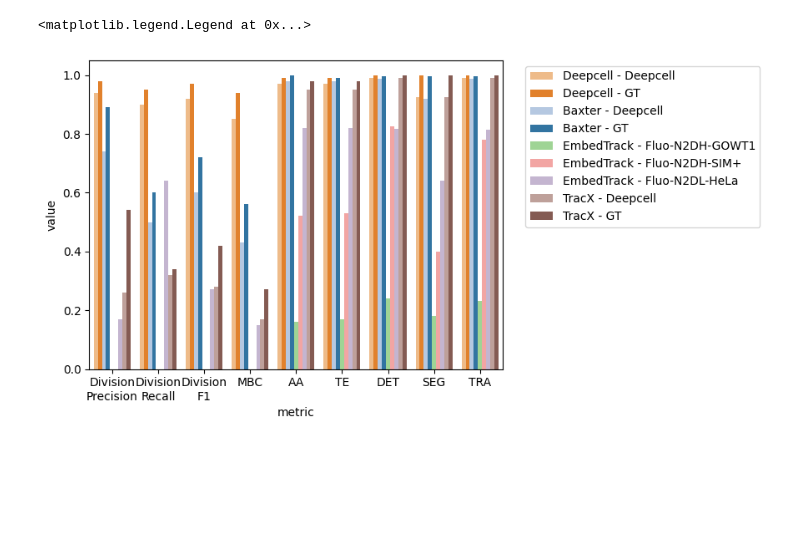
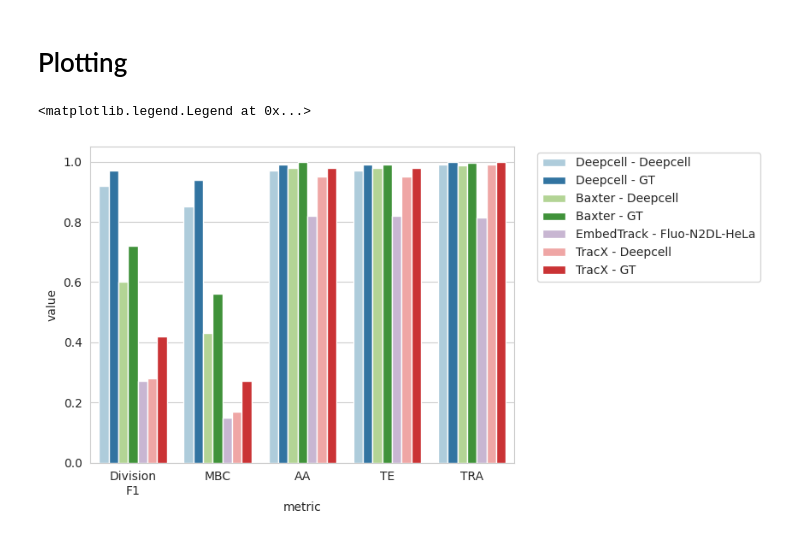
Before and after one commit to vanvalenlab/Caliban-2024_Schwartz_et_al, a Jupyter notebook: figures/competitor-benchmarking.ipynb, the cells around one changed output. Cells and saved outputs as stored; diff of their text form; code cells hidden in the pictures; blank space fills up the shorter version.

```diff
--- a/figures/competitor-benchmarking.ipynb
+++ b/figures/competitor-benchmarking.ipynb
@@ -14,7 +16,8 @@ embedtrack_path = '../benchmarking/EmbedTrack/benchmarks.csv'
 deepcell_path = '../benchmarking/DeepCell/benchmarks.csv'
 tracx_path = '../benchmarking/TracX/benchmarks.csv'
 
-sum_columns = ['correct_division', 'mismatch_division',
+sum_columns = [
+    'correct_division', 'mismatch_division',
     'false_positive_division', 'false_negative_division', 'total_divisions',
     'aa_tp', 'aa_total', 'te_tp', 'te_total']
 mean_columns = ['DET', 'SEG', 'TRA']
@@ -30,7 +33,7 @@ for path in paths:
     sdf = sdf_a.merge(sdf_b, on='model')
     dfs.append(sdf)
 
-df = pd.concat(dfs).reset_index(drop=True)
+df = pd.concat(dfs).set_index('model')
 # %%
 def calculate_stats(row):
     cols = ['correct_division', 'false_positive_division', 'false_negative_division', 'total_divisions',
@@ -72,3 +59,24 @@ divisions = df[['model']+div_columns].melt(
+# %% [markdown]
+# Plotting
+# %%
+# Color brewer paired colors
+paired_cb = sns.color_palette("Paired").as_hex()
+
+colors_colorbrewer = {
+    'Deepcell - Deepcell': paired_cb[0], #light blue
+    'Deepcell - GT': paired_cb[1], #dark blue
+
+    'Baxter - Deepcell': paired_cb[2], #light green
+    'Baxter - GT': paired_cb[3], #dark green
+
+    # Only show the best embedtrack result
+    # 'EmbedTrack - Fluo-N2DH-GOWT1': cm.tab20(norm(5)),
+    # 'EmbedTrack - Fluo-N2DH-SIM+': cm.tab20(norm(7)),
+    'EmbedTrack - Fluo-N2DL-HeLa': paired_cb[8],
+
+    'TracX - Deepcell': paired_cb[4],
+    'TracX - GT': paired_cb[5],
+}
 # %%
 # Norm for tab20 colormap
 norm = Normalize(vmin=0, vmax=19)
@@ -87,22 +95,35 @@ colors = {
 }
 # %%
 labels = {
-    'Division Precision': 'Division\nPrecision',
-    'Division Recall': 'Division\nRecall',
+    # 'Division Precision': 'Division\nPrecision',
+    # 'Division Recall': 'Division\nRecall',
     'Division F1': 'Division\nF1',
     'Mitotic branching correctness': 'MBC',
     'Association Accuracy': 'AA',
     'Target Effectiveness': 'TE'
 }
 
+stats_columns = ['Division F1', 'Mitotic branching correctness', 'Association Accuracy', 'Target Effectiveness', 'TRA']
+
+sdf = df.loc[list(colors_colorbrewer.keys())] # Limit models to those under consideration
+sdf = sdf[stats_columns] # Limit columns
+sdf = sdf.reset_index() # Reset index to expose model as column
+
+stats = sdf.melt(
+    id_vars='model',
+    value_vars=stats_columns,
+    var_name='metric'
+    )
+stats = stats.replace(labels) # Rename metrics for better plotting
+
 sns.barplot(
-    data=stats.replace(labels),
+    data=stats,
     x='metric',
     y='value',
     hue='model',
-    palette=colors
+    palette=colors_colorbrewer
 )
 plt.legend(bbox_to_anchor=(1.04, 1), loc="upper left")
 # %% [output]
 <matplotlib.legend.Legend at 0x...>
-[figure, old version]
+[figure, new version]
```
Also changed, not shown: parts of 5 cells of this notebook, 4 other files.
